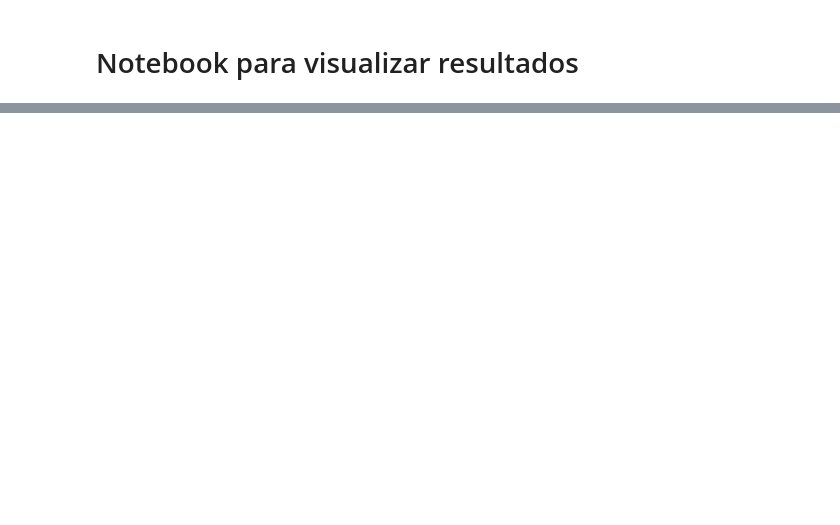
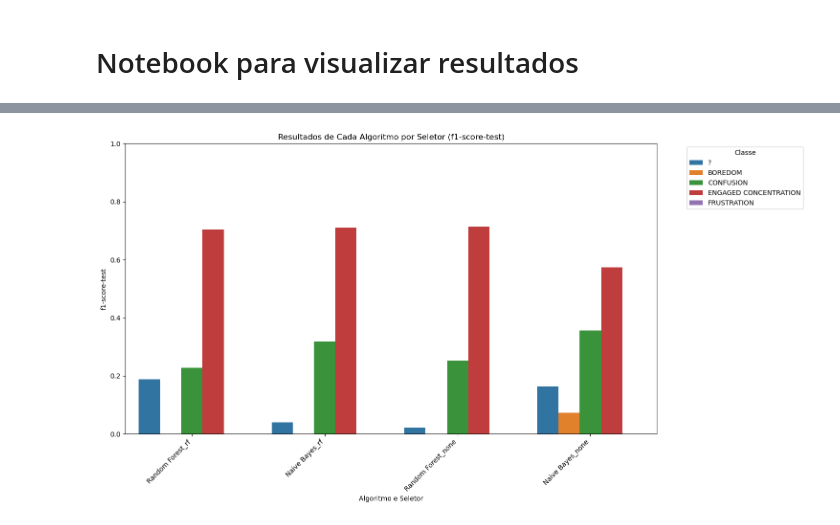
Before and after one commit to patriciajaques/MultiClass-Detection-Suite, a Jupyter notebook: src/notebooks/results_visualization.ipynb, the cells around one changed output, grey strips where cells are left out. Drawn from its saved outputs; the diff is of its cells as text; code cells hidden in the pictures; blank space fills up the shorter version.

```diff
--- a/src/notebooks/results_visualization.ipynb
+++ b/src/notebooks/results_visualization.ipynb
@@ -154,0 +208,6 @@ Valores ordenados por f1-score-test
+# %%
+# Exemplo de uso:
+file_path = "_Final_Combined_All_class_report.csv"
+plot_algorithm_class_results(file_path, metric='f1-score-test')
+# %% [output]
+[figure, added]
```
Also changed, not shown: parts of 3 cells of this notebook, 3 other files.
